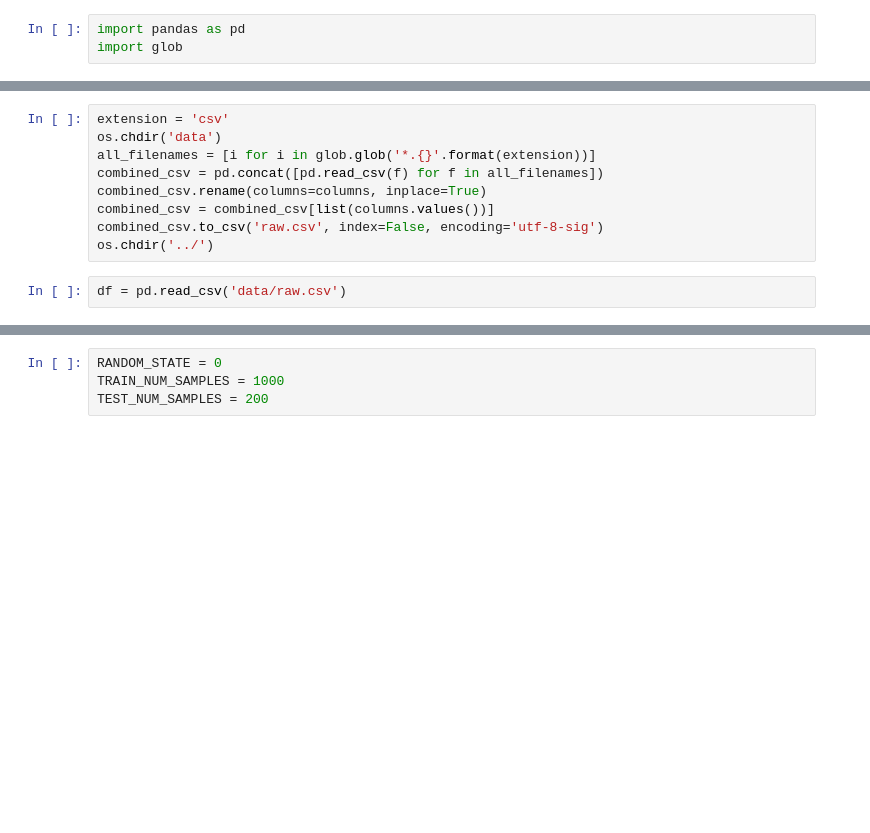
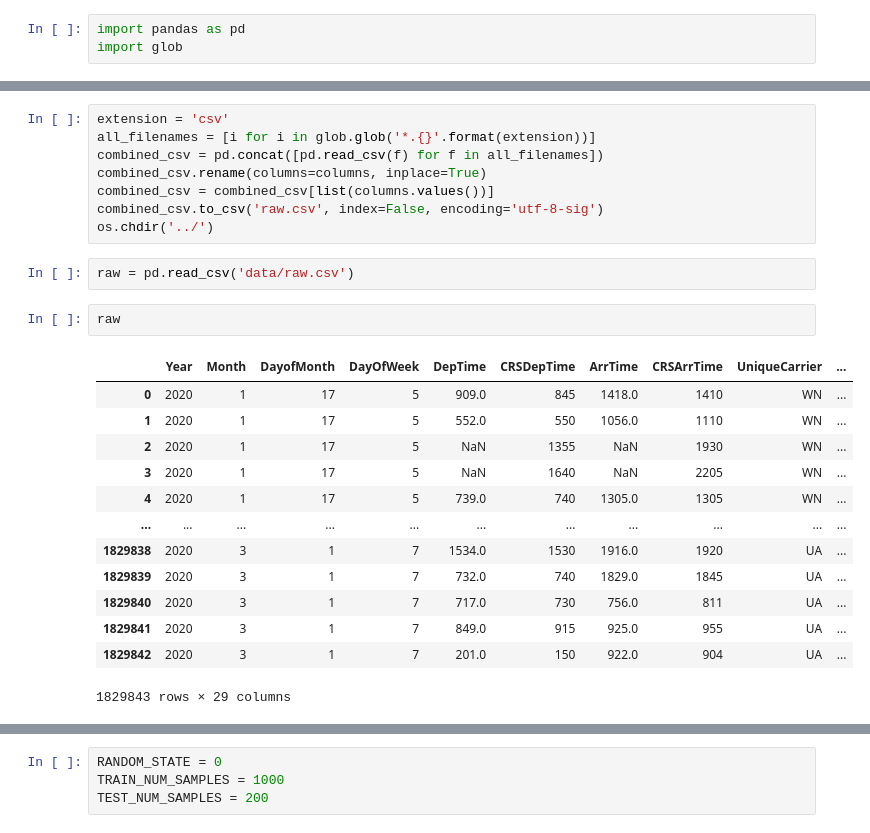
Before and after one commit to Aribaldi/Mlinreg, a Jupyter notebook: LinearRegression.ipynb, the cells around one changed output, grey strips where cells are left out. Drawn from its saved outputs; the diff is of its cells as text; blank space fills up the shorter version.

```diff
--- a/LinearRegression.ipynb
+++ b/LinearRegression.ipynb
@@ -59,6 +83,5 @@ import glob
 # %%
 extension = 'csv'
-os.chdir('data')
 all_filenames = [i for i in glob.glob('*.{}'.format(extension))]
 combined_csv = pd.concat([pd.read_csv(f) for f in all_filenames])
 combined_csv.rename(columns=columns, inplace=True)
@@ -66,4 +89,20 @@ combined_csv = combined_csv[list(columns.values())]
 combined_csv.to_csv('raw.csv', index=False, encoding='utf-8-sig')
 os.chdir('../')
 # %%
-df = pd.read_csv('data/raw.csv')
+raw = pd.read_csv('data/raw.csv')
+# %%
+raw
+# %% [output]
+|  | Year | Month | DayofMonth | DayOfWeek | DepTime | CRSDepTime | ArrTime | CRSArrTime | UniqueCarrier | ... |
+| 0 | 2020 | 1 | 17 | 5 | 909.0 | 845 | 1418.0 | 1410 | WN | ... |
+| 1 | 2020 | 1 | 17 | 5 | 552.0 | 550 | 1056.0 | 1110 | WN | ... |
+| 2 | 2020 | 1 | 17 | 5 | NaN | 1355 | NaN | 1930 | WN | ... |
+| 3 | 2020 | 1 | 17 | 5 | NaN | 1640 | NaN | 2205 | WN | ... |
+| 4 | 2020 | 1 | 17 | 5 | 739.0 | 740 | 1305.0 | 1305 | WN | ... |
+| ... | ... | ... | ... | ... | ... | ... | ... | ... | ... | ... |
+| 1829838 | 2020 | 3 | 1 | 7 | 1534.0 | 1530 | 1916.0 | 1920 | UA | ... |
+| 1829839 | 2020 | 3 | 1 | 7 | 732.0 | 740 | 1829.0 | 1845 | UA | ... |
+| 1829840 | 2020 | 3 | 1 | 7 | 717.0 | 730 | 756.0 | 811 | UA | ... |
+| 1829841 | 2020 | 3 | 1 | 7 | 849.0 | 915 | 925.0 | 955 | UA | ... |
+| 1829842 | 2020 | 3 | 1 | 7 | 201.0 | 150 | 922.0 | 904 | UA | ... |
+1829843 rows × 29 columns
```
Also changed, not shown: parts of 36 cells of this notebook.
